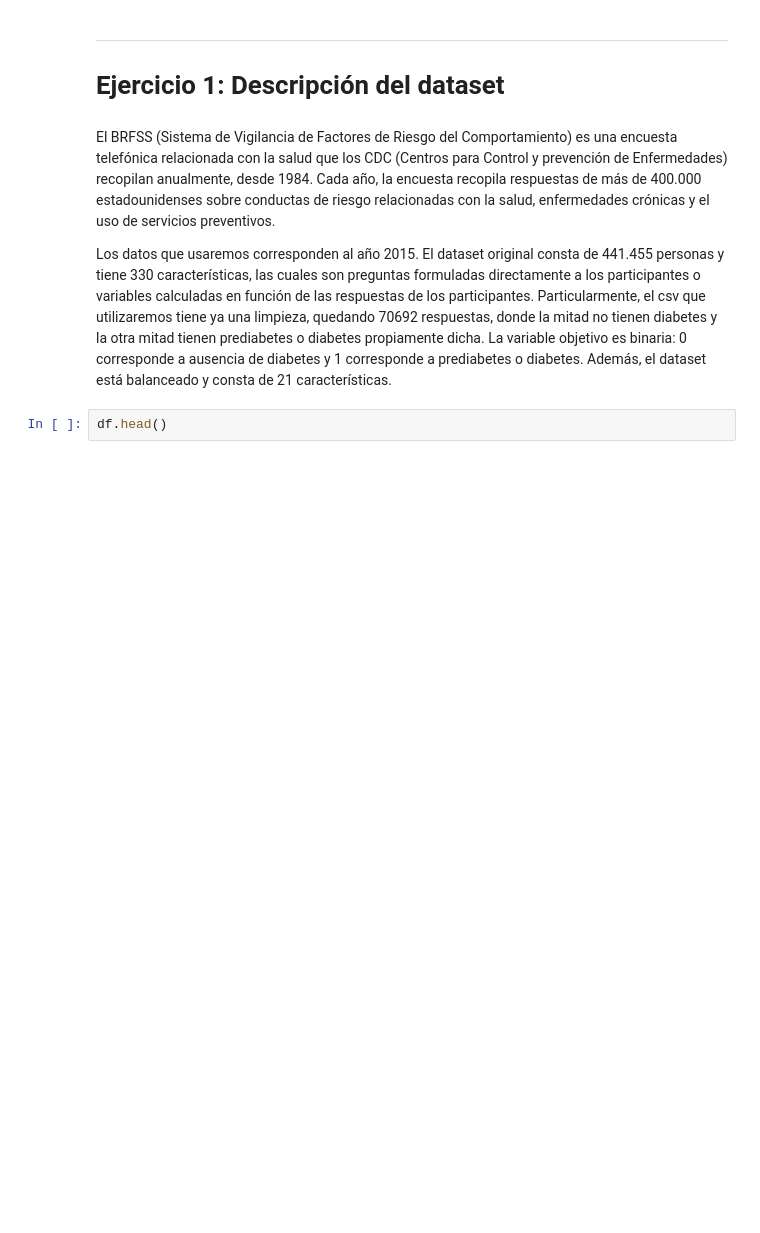
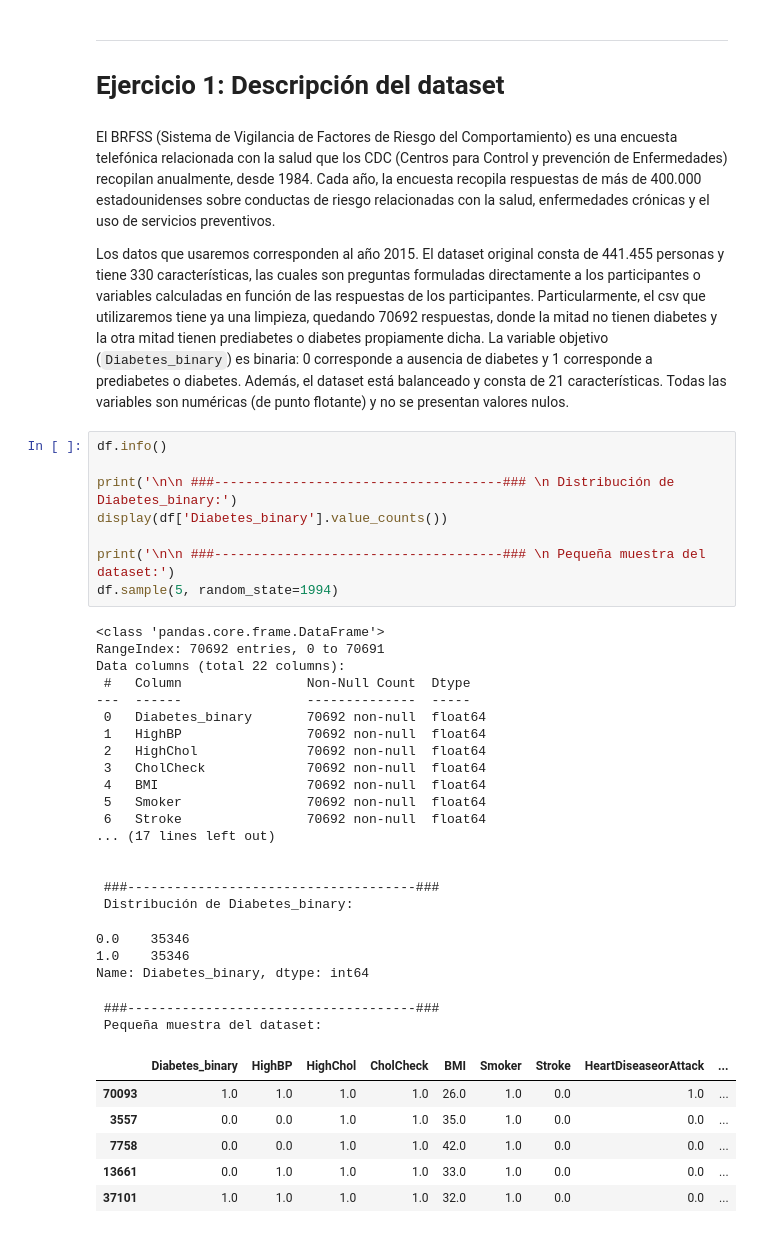
Before and after one commit to Cheva94/Diplo_Opt, a Jupyter notebook: 3_DL/Lab1/Resolución_Lab1.ipynb, the cells around one changed output. Cells and saved outputs as stored; diff of their text form; blank space fills up the shorter version.

```diff
--- a/3_DL/Lab1/Resolución_Lab1.ipynb
+++ b/3_DL/Lab1/Resolución_Lab1.ipynb
@@ -33,6 +33,41 @@ df = pd.read_csv('diabetes_binary_5050split_health_indicators_BRFSS2015.csv')
 # %% [markdown]
 El BRFSS (Sistema de Vigilancia de Factores de Riesgo del Comportamiento) es una encuesta telefónica relacionada con la salud que los CDC (Centros para Control y prevención de Enfermedades) recopilan anualmente, desde 1984. Cada año, la encuesta recopila respuestas de más de 400.000 estadounidenses sobre conductas de riesgo relacionadas con la salud, enfermedades crónicas y el uso de servicios preventivos.
 
-Los datos que usaremos corresponden al año 2015. El dataset original consta de 441.455 personas y tiene 330 características, las cuales son preguntas formuladas directamente a los participantes o variables calculadas en función de las respuestas de los participantes. Particularmente, el csv que utilizaremos tiene ya una limpieza, quedando 70692 respuestas, donde la mitad no tienen diabetes y la otra mitad tienen prediabetes o diabetes propiamente dicha. La variable objetivo es binaria: 0 corresponde a ausencia de diabetes y 1 corresponde a prediabetes o diabetes. Además, el dataset está balanceado y consta de 21 características.
+Los datos que usaremos corresponden al año 2015. El dataset original consta de 441.455 personas y tiene 330 características, las cuales son preguntas formuladas directamente a los participantes o variables calculadas en función de las respuestas de los participantes. Particularmente, el csv que utilizaremos tiene ya una limpieza, quedando 70692 respuestas, donde la mitad no tienen diabetes y la otra mitad tienen prediabetes o diabetes propiamente dicha. La variable objetivo (`Diabetes_binary`) es binaria: 0 corresponde a ausencia de diabetes y 1 corresponde a prediabetes o diabetes. Además, el dataset está balanceado y consta de 21 características. Todas las variables son numéricas (de punto flotante) y no se presentan valores nulos.
-# %%
-df.head()
+# %%
+df.info()
+
+print('\n\n ###-------------------------------------### \n Distribución de Diabetes_binary:')
+display(df['Diabetes_binary'].value_counts())
+
+print('\n\n ###-------------------------------------### \n Pequeña muestra del dataset:')
+df.sample(5, random_state=1994)
+# %% [output]
+<class 'pandas.core.frame.DataFrame'>
+RangeIndex: 70692 entries, 0 to 70691
+Data columns (total 22 columns):
+ #   Column                Non-Null Count  Dtype
+---  ------                --------------  -----
+ 0   Diabetes_binary       70692 non-null  float64
+ 1   HighBP                70692 non-null  float64
+ 2   HighChol              70692 non-null  float64
+ 3   CholCheck             70692 non-null  float64
+ 4   BMI                   70692 non-null  float64
+ 5   Smoker                70692 non-null  float64
+ 6   Stroke                70692 non-null  float64
+... (17 lines left out)
+
+
+ ###-------------------------------------###
+ Distribución de Diabetes_binary:
+0.0    35346
+1.0    35346
+Name: Diabetes_binary, dtype: int64
+ ###-------------------------------------###
+ Pequeña muestra del dataset:
+|  | Diabetes_binary | HighBP | HighChol | CholCheck | BMI | Smoker | Stroke | HeartDiseaseorAttack | ... |
+| 70093 | 1.0 | 1.0 | 1.0 | 1.0 | 26.0 | 1.0 | 0.0 | 1.0 | ... |
+| 3557 | 0.0 | 0.0 | 1.0 | 1.0 | 35.0 | 1.0 | 0.0 | 0.0 | ... |
+| 7758 | 0.0 | 0.0 | 1.0 | 1.0 | 42.0 | 1.0 | 0.0 | 0.0 | ... |
+| 13661 | 0.0 | 1.0 | 1.0 | 1.0 | 33.0 | 1.0 | 0.0 | 0.0 | ... |
+| 37101 | 1.0 | 1.0 | 1.0 | 1.0 | 32.0 | 1.0 | 0.0 | 0.0 | ... |
```
Also changed, not shown: parts of 6 cells of this notebook.
